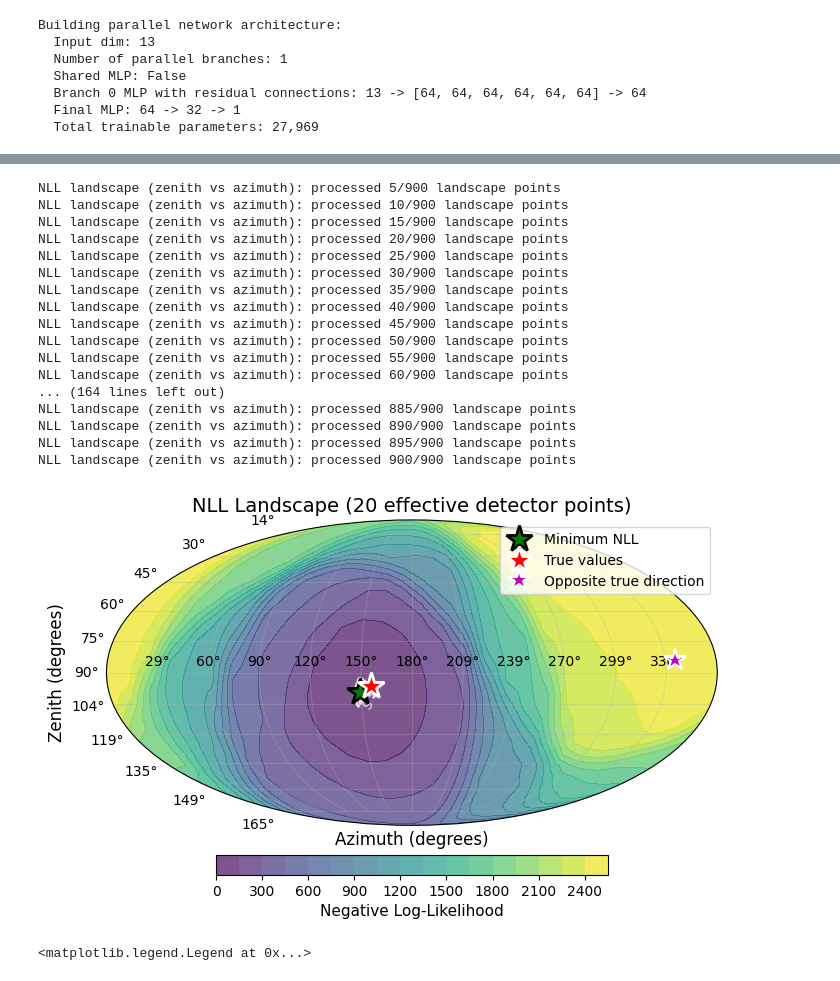
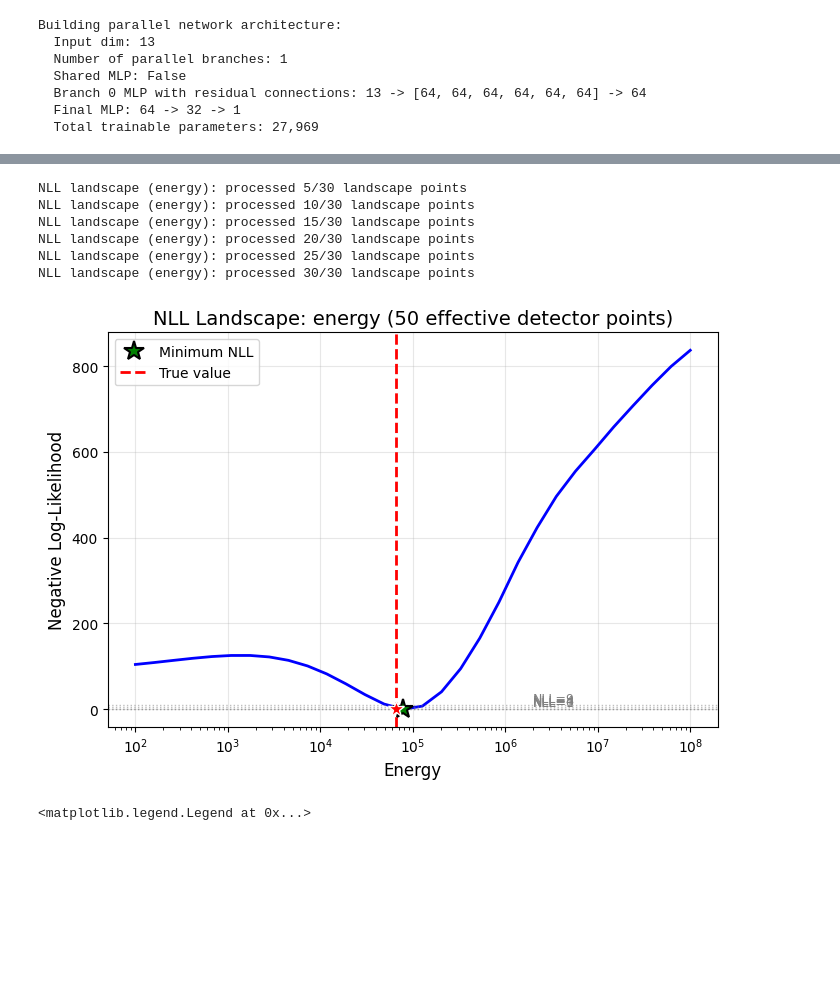
Before and after one commit to kristiantcho/nugget, a Jupyter notebook: nugget/examples/llr_testing.ipynb, the cells around one changed output, grey strips where cells are left out. Drawn from its saved outputs; the diff is of its cells as text; code cells hidden in the pictures; blank space fills up the shorter version.

```diff
--- a/nugget/examples/llr_testing.ipynb
+++ b/nugget/examples/llr_testing.ipynb
@@ -85,14 +85,14 @@ llr_net = nugget.surrogates.LLRnet.LLRnet(
     rel_time=True,
     input_delta_time=False,  # residual time is baked into prepare_features_patd as t_geom_min
     use_rich_features=True,
-    add_distance_from_beam=True,
+    add_distance_from_beam=False,
     use_patd=True,
-    add_vertex_distance=False,
+    add_vertex_distance=True,
 )
 
-llr_net.load_model('best_hit_llr_model_v7.pt')
-history = pickle.load(open('hit_llr_v7_training_history.pkl', 'rb'))
-# history = pickle.load(open('cascade_hit_llr_v2_training_history.pkl', 'rb'))
+llr_net.load_model('best_charge_llr_model_v5.pt')
+history = pickle.load(open('charge_llr_v5_training_history.pkl', 'rb'))
+# history = pickle.load(open('cascade_charge_llr_v2_training_history.pkl', 'rb'))
 # %% [output]
 Building parallel network architecture:
   Input dim: 13
@@ -125,3 +104,5 @@ shared_core_mlp: None
+# %%
+llr_net.domain_size = 1200
 # %%
 true_event = signal_sampler.sample_events(1)[0]
 true_event['energy']
@@ -130,49 +111,38 @@ tensor([846.3455])
 # %%
 result = nugget.utils.vis_tools.plot_nll_landscape(
     llrnet=llr_net,
     signal_sampler=signal_sampler,
-    signal_surrogate_func=light_yield_surrogate_patd,
+    signal_surrogate_func=light_yield_surrogate,
     event_labels=['position','energy', 'direction'],
-    param_names =['zenith','azimuth'],
-    # param_names=['energy'],
+    # param_names =['zenith','azimuth'],
+    param_names=['energy'],
     # param_ranges={'energy': (1e2, 1e8)},
     param_ranges={'energy': (1e2, 1e8), 'zenith': (0, np.pi), 'azimuth': (0, 2*np.pi)},
     # param_names=['x', 'y'],
     # param_ranges={'x': (-3, 3), 'y': (-3, 3)},
     figsize=(7,5),
     n_points=30,
     detector_point=None,
     true_event=true_event,
     use_mollweide=True,
     skip_zero_response=True,
-    use_patd = True,
+    use_patd = False,
     use_rich_features = True,
     num_detector_points=1000,
-    min_detector_points=20,
-    min_detector_response=1.0,
+    min_detector_points=50,
+    min_detector_response=5.0,
     max_detector_resample_attempts=100000,
     plot_opposite_direction_true_params=True,
     progress_print_every_n_points=5
 )
 # %% [output]
-NLL landscape (zenith vs azimuth): processed 5/900 landscape points
-NLL landscape (zenith vs azimuth): processed 10/900 landscape points
-NLL landscape (zenith vs azimuth): processed 15/900 landscape points
-NLL landscape (zenith vs azimuth): processed 20/900 landscape points
-NLL landscape (zenith vs azimuth): processed 25/900 landscape points
-NLL landscape (zenith vs azimuth): processed 30/900 landscape points
-NLL landscape (zenith vs azimuth): processed 35/900 landscape points
-NLL landscape (zenith vs azimuth): processed 40/900 landscape points
-NLL landscape (zenith vs azimuth): processed 45/900 landscape points
-NLL landscape (zenith vs azimuth): processed 50/900 landscape points
-NLL landscape (zenith vs azimuth): processed 55/900 landscape points
-NLL landscape (zenith vs azimuth): processed 60/900 landscape points
-... (164 lines left out)
-NLL landscape (zenith vs azimuth): processed 885/900 landscape points
-NLL landscape (zenith vs azimuth): processed 890/900 landscape points
-NLL landscape (zenith vs azimuth): processed 895/900 landscape points
-NLL landscape (zenith vs azimuth): processed 900/900 landscape points
+NLL landscape (energy): processed 5/30 landscape points
+NLL landscape (energy): processed 10/30 landscape points
+NLL landscape (energy): processed 15/30 landscape points
+NLL landscape (energy): processed 20/30 landscape points
+NLL landscape (energy): processed 25/30 landscape points
+NLL landscape (energy): processed 30/30 landscape points
-[figure, old version]
+[figure, new version]
 # %%
 num_photons = 0
 while num_photons < 10:
```
Also changed, not shown: parts of 2 cells of this notebook, 5 other files.
